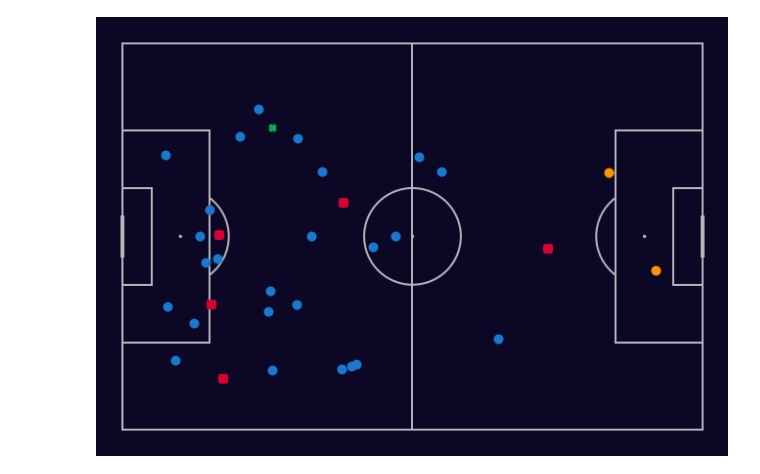
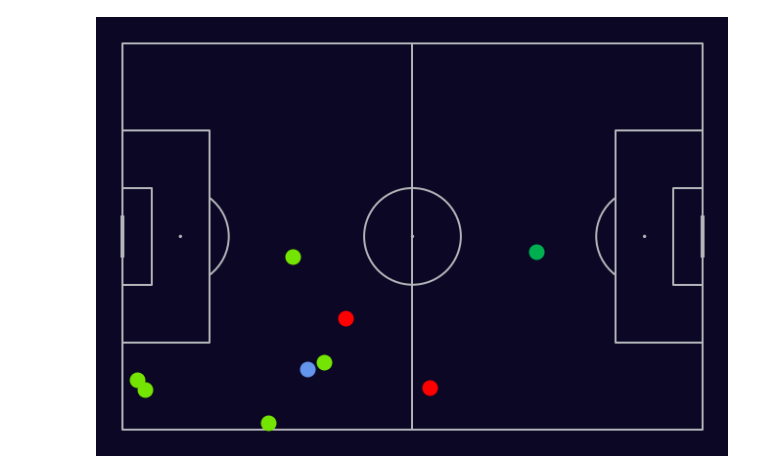
Before and after one commit to brandonfeeley/python-codes, a Jupyter notebook: Game Actions.ipynb, the cells around one changed output. Saved outputs shown, nothing was run; the diff lists cells and outputs as text; code cells hidden in the pictures.

```diff
--- a/Game Actions.ipynb
+++ b/Game Actions.ipynb
@@ -22,3 +22,5 @@ df.head()
+# %%
+df = df.drop(df[(df['type/displayName'] == 'Foul') & (df['outcomeType/displayName'] == 'Successful')].index)
 # %%
 # Use Value_Counts to see what Data we have
 df['type/displayName'].value_counts(dropna = False)
@@ -60,98 +75,49 @@ df['endY'] = df['endY']*.8
 # %%
 fig ,ax = plt.subplots(figsize=(13.5,8))
 fig.set_facecolor('#0B0725')
 ax.patch.set_facecolor('#0B0725')
 
 #pitch
 pitch = Pitch(pitch_type='statsbomb', orientation='horizontal',
               pitch_color='#0B0725', line_color='#B4B6BA', figsize=(13, 8),
               constrained_layout=False, tight_layout=True)
 
 #Draw the pitch on the ax figure as well as invert the axis
 pitch.draw(ax=ax)
 plt.gca().invert_yaxis()
 
 #plot
 
-#Defensive #1A78CF
+for x in range(len(df['x'])):
+    if df['type/displayName'][x] == 'BallRecovery':
+        plt.scatter(df['x'][x],
+                    df['y'][x],
+                    color='#74E502', linewidth=10)
 
 for x in range(len(df['x'])):
-    if df['type/displayName'][x] == 'Aerial':
-        plt.scatter(df['x'][x],df['y'][x],color='#1A78CF',marker='o', linewidth=4)
+    if df['type/displayName'][x] == 'Challenge':
+        plt.scatter(df['x'][x],
+                    df['y'][x],
+                    color='#7402E5', linewidth=10)
 
 for x in range(len(df['x'])):
     if df['type/displayName'][x] == 'Tackle':
-        plt.scatter(df['x'][x],df['y'][x],color='#1A78CF',marker='o', linewidth=4)
-
-for x in range(len(df['x'])):
-    if df['type/displayName'][x] == 'BallRecovery':
-        plt.scatter(df['x'][x],df['y'][x],color='#1A78CF',marker='o', linewidth=4)
-
-for x in range(len(df['x'])):
-    if df['type/displayName'][x] == 'BlockedPass':
-        plt.scatter(df['x'][x],df['y'][x],color='#1A78CF',marker='o', linewidth=4)
-
-for x in range(len(df['x'])):
-    if df['type/displayName'][x] == 'Challenge':
-        plt.scatter(df['x'][x],df['y'][x],color='#1A78CF',marker='o', linewidth=4)
-
-for x in range(len(df['x'])):
-    if df['type/displayName'][x] == 'Clearance':
-        plt.scatter(df['x'][x],df['y'][x],color='#1A78CF',marker='o', linewidth=4)
-
-for x in range(len(df['x'])):
-    if df['type/displayName'][x] == 'Interception':
-        plt.scatter(df['x'][x],df['y'][x],color='#1A78CF',marker='o', linewidth=4)
-
-#Foul #00B050
+        plt.scatter(df['x'][x],
+                    df['y'][x],
+                    color='#6495ed', linewidth=10)
 
 for x in range(len(df['x'])):
     if df['type/displayName'][x] == 'Foul':
-        plt.scatter(df['x'][x],df['y'][x],color='#00B050',marker='x', linewidth=4)
-
-# Passing  #FF00E4
-
-#for x in range(len(df['x'])):
-    #if df['type/displayName'][x] == 'Pass':
-        #plt.scatter(df['x'][x],df['y'][x],color='#D70232',marker='o', linewidth=3)
-
-for x in range(len(df['x'])):
-    if df['type/displayName'][x] == 'BallTouch':
-        plt.scatter(df['x'][x],df['y'][x],color='#D70232',marker='s', linewidth=4)
-
-for x in range(len(df['x'])):
-    if df['type/displayName'][x] == 'Claim':
-        plt.scatter(df['x'][x],df['y'][x],color='#D70232',marker='s', linewidth=4)
-
-for x in range(len(df['x'])):
-    if df['type/displayName'][x] == 'TakeOn':
-        plt.scatter(df['x'][x],df['y'][x],color='#D70232',marker='>', linewidth=4)
-
-#Dispossessed #FF00E4
-
-for x in range(len(df['x'])):
-    if df['type/displayName'][x] == 'Dispossessed':
-        plt.scatter(df['x'][x],df['y'][x],color='#FF00E4',marker='o', linewidth=4)
-
-#Shots #FF9300
+        plt.scatter(df['x'][x],
+                    df['y'][x],
+                    color='red',marker='o', linewidth=10)
 
 for x in range(len(df['x'])):
     if df['type/displayName'][x] == 'Goal':
-        plt.scatter(df['x'][x],df['y'][x],color='#FF9300',marker='*', linewidth=4)
+        plt.scatter(df['x'][x],
+                    df['y'][x],
+                    color='#00B050',marker='o', linewidth=10)
 
-for x in range(len(df['x'])):
-    if df['type/displayName'][x] == 'ShotOnPost':
-        plt.scatter(df['x'][x],df['y'][x],color='#FF9300',marker='o', linewidth=4)
-
-for x in range(len(df['x'])):
-    if df['type/displayName'][x] == 'MissedShots':
-        plt.scatter(df['x'][x],df['y'][x],color='#FF9300',marker='o', linewidth=4)
-
-for x in range(len(df['x'])):
-    if df['type/displayName'][x] == 'SavedShot':
-        plt.scatter(df['x'][x],df['y'][x],color='#FF9300',marker='o', linewidth=4)
-
-
-plt.savefig('test.png',dpi=500,bbox_inches = 'tight')
+plt.savefig('action.png',dpi=500,bbox_inches = 'tight')
 # %% [output]
-[figure, old version]
+[figure, new version]
```
Also changed, not shown: parts of 6 cells of this notebook, 9 other files.
